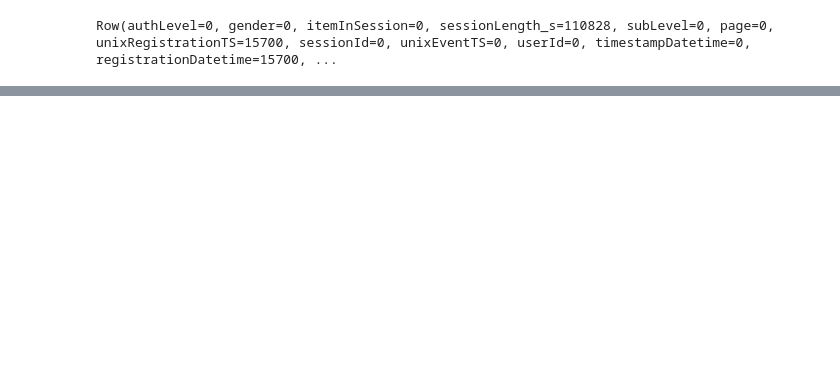
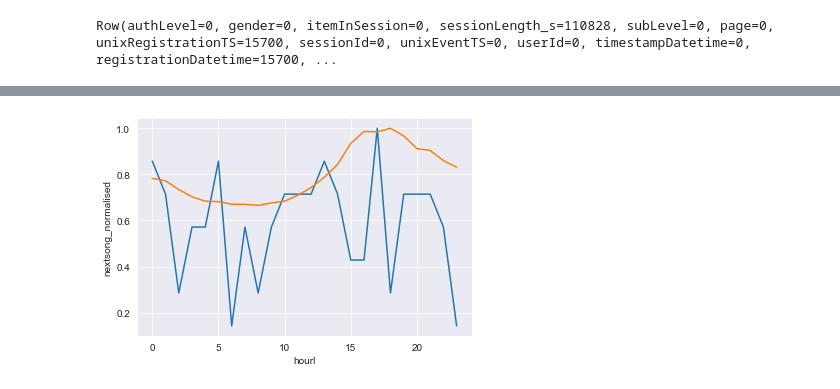
Before and after one commit to jhmarlow/digital-services-churn-prediction, a Jupyter notebook: notebooks/Sparkify_DataWrangling.ipynb, the cells around one changed output, grey strips where cells are left out. Drawn from its saved outputs; the diff is of its cells as text; code cells hidden in the pictures; blank space fills up the shorter version.

Commit message:
Adding to readme and creating new visualisation for article

```diff
--- a/notebooks/Sparkify_DataWrangling.ipynb
+++ b/notebooks/Sparkify_DataWrangling.ipynb
@@ -192,3 +201,12 @@ check_data_validity(wrangled_data)
 Row(authLevel=0, gender=0, itemInSession=0, sessionLength_s=110828, subLevel=0, page=0, unixRegistrationTS=15700, sessionId=0, unixEventTS=0, userId=0, timestampDatetime=0, registrationDatetime=15700, ...
 # %%
 wrangled_data.write.parquet("../data/03_primary/medium-sparkify-event-data-wrangled.parquet", mode="overwrite")
+# %%
+nextsong_dist_df = user_log_valid.filter(user_log_valid['page']=='NextSong').groupBy('hour').count().orderBy('hour').toPandas()
+# %%
+cancellation_dist_df = user_log_valid.filter(user_log_valid['page']=='Cancellation Confirmation').groupBy('hour').count().orderBy('hour').toPandas()
+# %%
+nextsong_dist_df['nextsong_normalised'] = nextsong_dist_df['count']/nextsong_dist_df['count'].max()
+cancellation_dist_df['cancellation_normalised'] = cancellation_dist_df['count']/cancellation_dist_df['count'].max()
+# %%
+usage_df = cancellation_dist_df.join(nextsong_dist_df, on='hour', lsuffix='l', rsuffix='r',)
@@ -194,0 +222,5 @@ wrangled_data.write.parquet("../data/03_primary/medium-sparkify-event-data-wrang
+# %%
+ax = sns.lineplot(x="hourl", y="cancellation_normalised", markers=True, data=usage_df)
+ax = sns.lineplot(x="hourl", y="nextsong_normalised", markers=True, data=usage_df)
+# %% [output]
+[figure, added]
```
Also changed, not shown: parts of 4 cells of this notebook, 3 other files.
